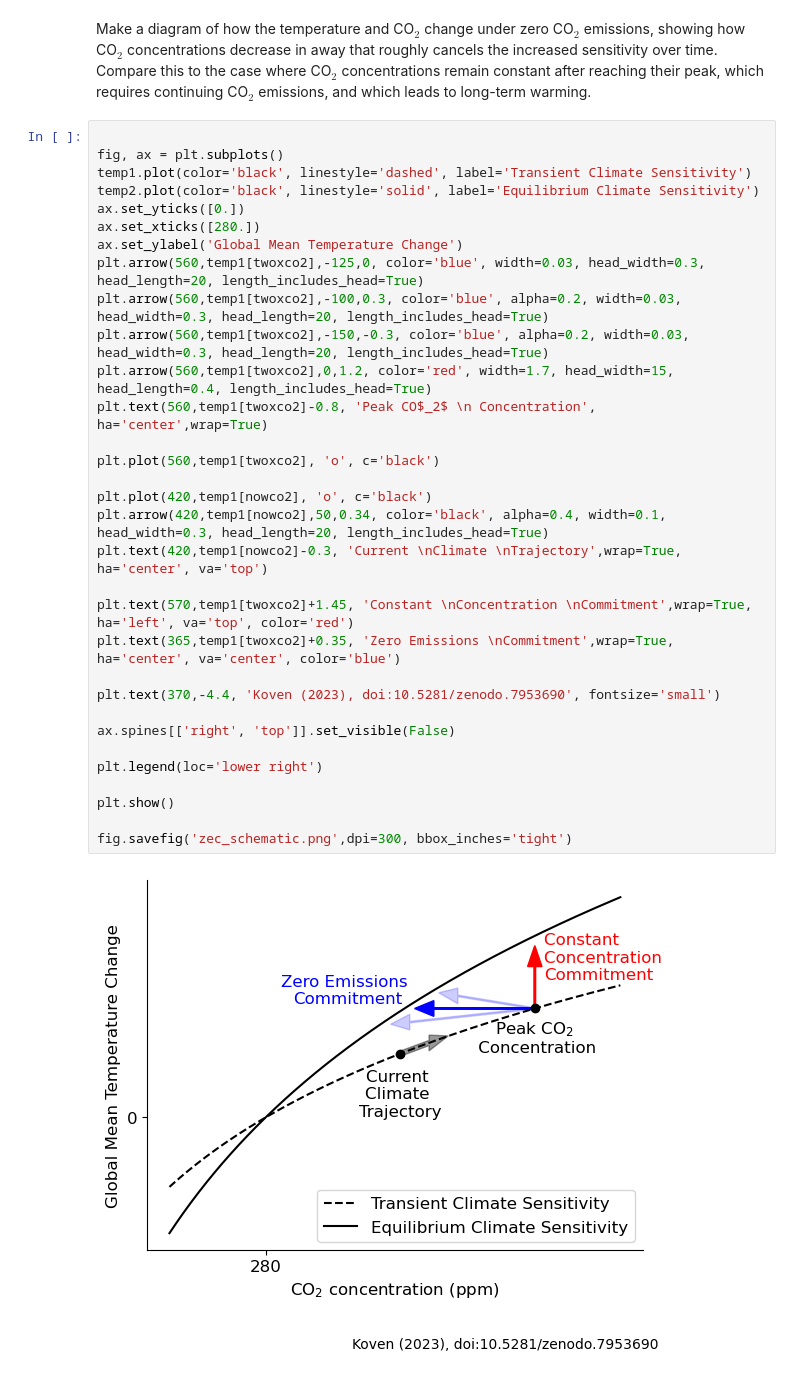
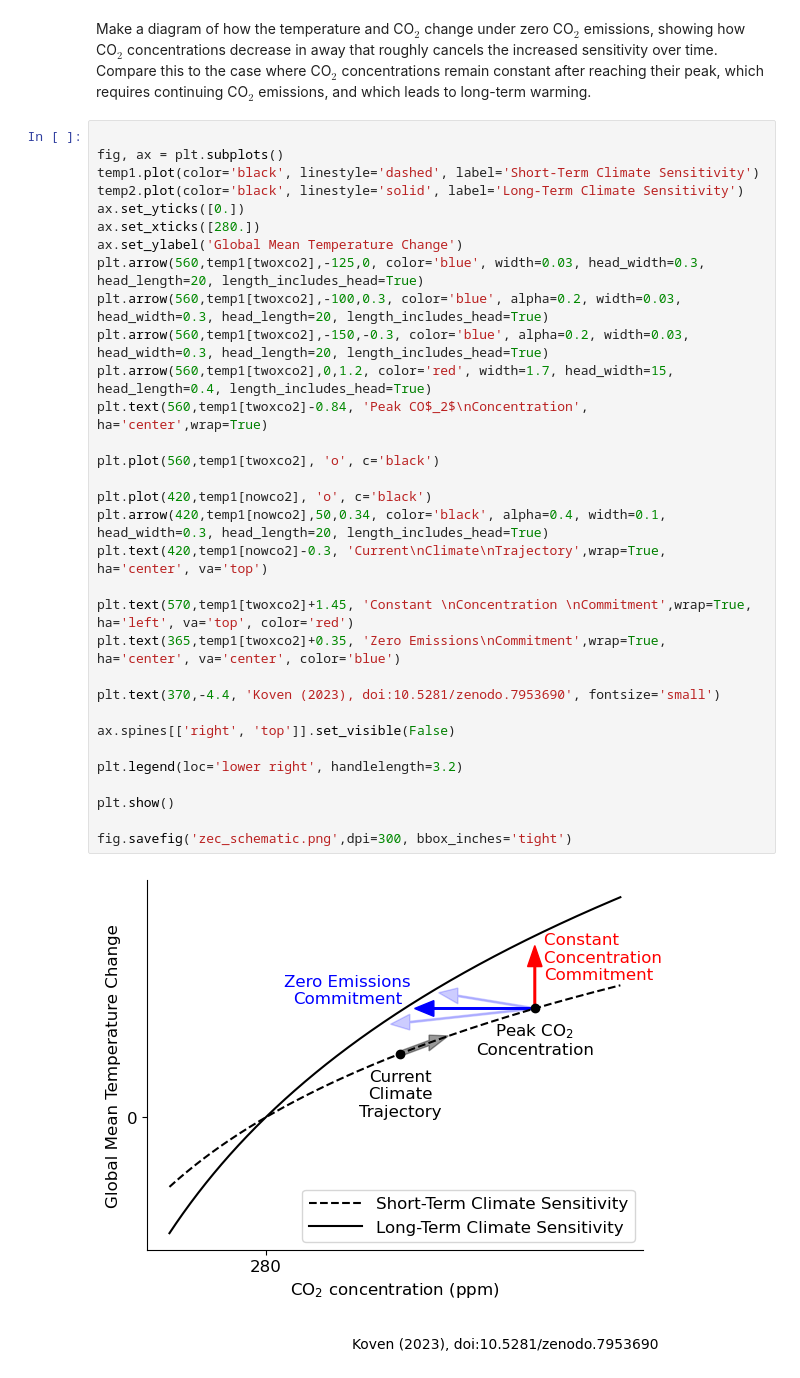
Before and after one commit to ckoven/zec_schematic, a Jupyter notebook: ZEC_schematic_notebook.ipynb, the cells around one changed output. Cells and saved outputs as stored; diff of their text form.

```diff
--- a/ZEC_schematic_notebook.ipynb
+++ b/ZEC_schematic_notebook.ipynb
@@ -20,34 +19,34 @@ Make a diagram of how the temperature and CO$_2$ change under zero CO$_2$ emissi
 # %%
 
 fig, ax = plt.subplots()
-temp1.plot(color='black', linestyle='dashed', label='Transient Climate Sensitivity')
-temp2.plot(color='black', linestyle='solid', label='Equilibrium Climate Sensitivity')
+temp1.plot(color='black', linestyle='dashed', label='Short-Term Climate Sensitivity')
+temp2.plot(color='black', linestyle='solid', label='Long-Term Climate Sensitivity')
 ax.set_yticks([0.])
 ax.set_xticks([280.])
 ax.set_ylabel('Global Mean Temperature Change')
 plt.arrow(560,temp1[twoxco2],-125,0, color='blue', width=0.03, head_width=0.3, head_length=20, length_includes_head=True)
 plt.arrow(560,temp1[twoxco2],-100,0.3, color='blue', alpha=0.2, width=0.03, head_width=0.3, head_length=20, length_includes_head=True)
 plt.arrow(560,temp1[twoxco2],-150,-0.3, color='blue', alpha=0.2, width=0.03, head_width=0.3, head_length=20, length_includes_head=True)
 plt.arrow(560,temp1[twoxco2],0,1.2, color='red', width=1.7, head_width=15, head_length=0.4, length_includes_head=True)
-plt.text(560,temp1[twoxco2]-0.8, 'Peak CO$_2$ \n Concentration', ha='center',wrap=True)
+plt.text(560,temp1[twoxco2]-0.84, 'Peak CO$_2$\nConcentration', ha='center',wrap=True)
 
 plt.plot(560,temp1[twoxco2], 'o', c='black')
 
 plt.plot(420,temp1[nowco2], 'o', c='black')
 plt.arrow(420,temp1[nowco2],50,0.34, color='black', alpha=0.4, width=0.1, head_width=0.3, head_length=20, length_includes_head=True)
-plt.text(420,temp1[nowco2]-0.3, 'Current \nClimate \nTrajectory',wrap=True, ha='center', va='top')
+plt.text(420,temp1[nowco2]-0.3, 'Current\nClimate\nTrajectory',wrap=True, ha='center', va='top')
 
 plt.text(570,temp1[twoxco2]+1.45, 'Constant \nConcentration \nCommitment',wrap=True, ha='left', va='top', color='red')
-plt.text(365,temp1[twoxco2]+0.35, 'Zero Emissions \nCommitment',wrap=True, ha='center', va='center', color='blue')
+plt.text(365,temp1[twoxco2]+0.35, 'Zero Emissions\nCommitment',wrap=True, ha='center', va='center', color='blue')
 
 plt.text(370,-4.4, 'Koven (2023), doi:10.5281/zenodo.7953690', fontsize='small')
 
 ax.spines[['right', 'top']].set_visible(False)
 
-plt.legend(loc='lower right')
+plt.legend(loc='lower right', handlelength=3.2)
 
 plt.show()
 
 fig.savefig('zec_schematic.png',dpi=300, bbox_inches='tight')
 # %% [output]
-[figure, old version]
+[figure, new version]
```
Also changed, not shown: parts of 1 cell of this notebook, 1 other file.
